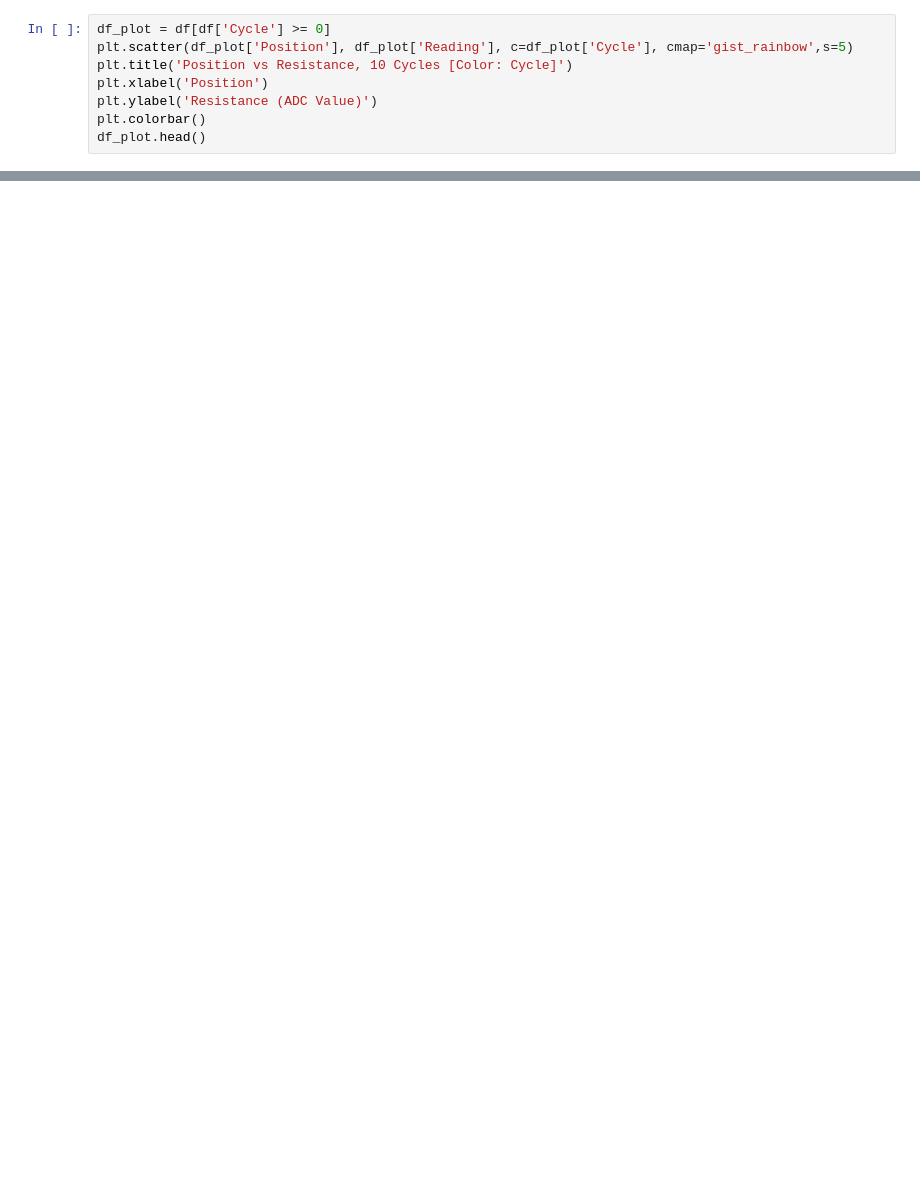
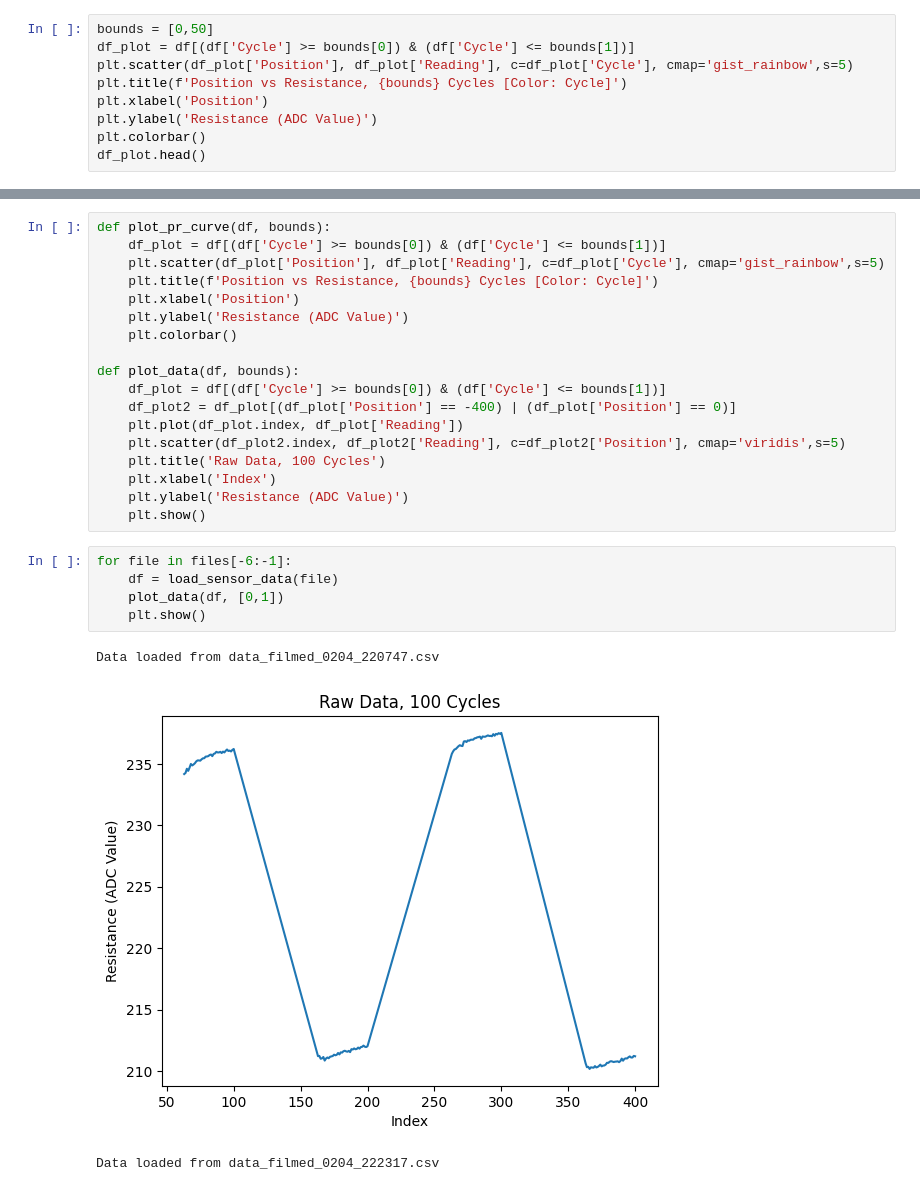
Before and after one commit to valleyquail/WormMQP, a Jupyter notebook: Data/data_process_v2.ipynb, the cells around one changed output, grey strips where cells are left out. Drawn from its saved outputs; the diff is of its cells as text; blank space fills up the shorter version.

```diff
--- a/Data/data_process_v2.ipynb
+++ b/Data/data_process_v2.ipynb
@@ -61,7 +78,8 @@ df.head()
 # %%
-df_plot = df[df['Cycle'] >= 0]
+bounds = [0,50]
+df_plot = df[(df['Cycle'] >= bounds[0]) & (df['Cycle'] <= bounds[1])]
 plt.scatter(df_plot['Position'], df_plot['Reading'], c=df_plot['Cycle'], cmap='gist_rainbow',s=5)
-plt.title('Position vs Resistance, 10 Cycles [Color: Cycle]')
+plt.title(f'Position vs Resistance, {bounds} Cycles [Color: Cycle]')
 plt.xlabel('Position')
 plt.ylabel('Resistance (ADC Value)')
 plt.colorbar()
@@ -76,0 +103,27 @@ df_plot.head()
+# %%
+def plot_pr_curve(df, bounds):
+    df_plot = df[(df['Cycle'] >= bounds[0]) & (df['Cycle'] <= bounds[1])]
+    plt.scatter(df_plot['Position'], df_plot['Reading'], c=df_plot['Cycle'], cmap='gist_rainbow',s=5)
+    plt.title(f'Position vs Resistance, {bounds} Cycles [Color: Cycle]')
+    plt.xlabel('Position')
+    plt.ylabel('Resistance (ADC Value)')
+    plt.colorbar()
+
+def plot_data(df, bounds):
+    df_plot = df[(df['Cycle'] >= bounds[0]) & (df['Cycle'] <= bounds[1])]
+    df_plot2 = df_plot[(df_plot['Position'] == -400) | (df_plot['Position'] == 0)]
+    plt.plot(df_plot.index, df_plot['Reading'])
+    plt.scatter(df_plot2.index, df_plot2['Reading'], c=df_plot2['Position'], cmap='viridis',s=5)
+    plt.title('Raw Data, 100 Cycles')
+    plt.xlabel('Index')
+    plt.ylabel('Resistance (ADC Value)')
+    plt.show()
+# %%
+for file in files[-6:-1]:
+    df = load_sensor_data(file)
+    plot_data(df, [0,1])
+    plt.show()
+# %% [output]
+Data loaded from data_filmed_0204_220747.csv
+[figure, added]
+Data loaded from data_filmed_0204_222317.csv
```
Also changed, not shown: parts of 9 cells of this notebook, 13 other files.
